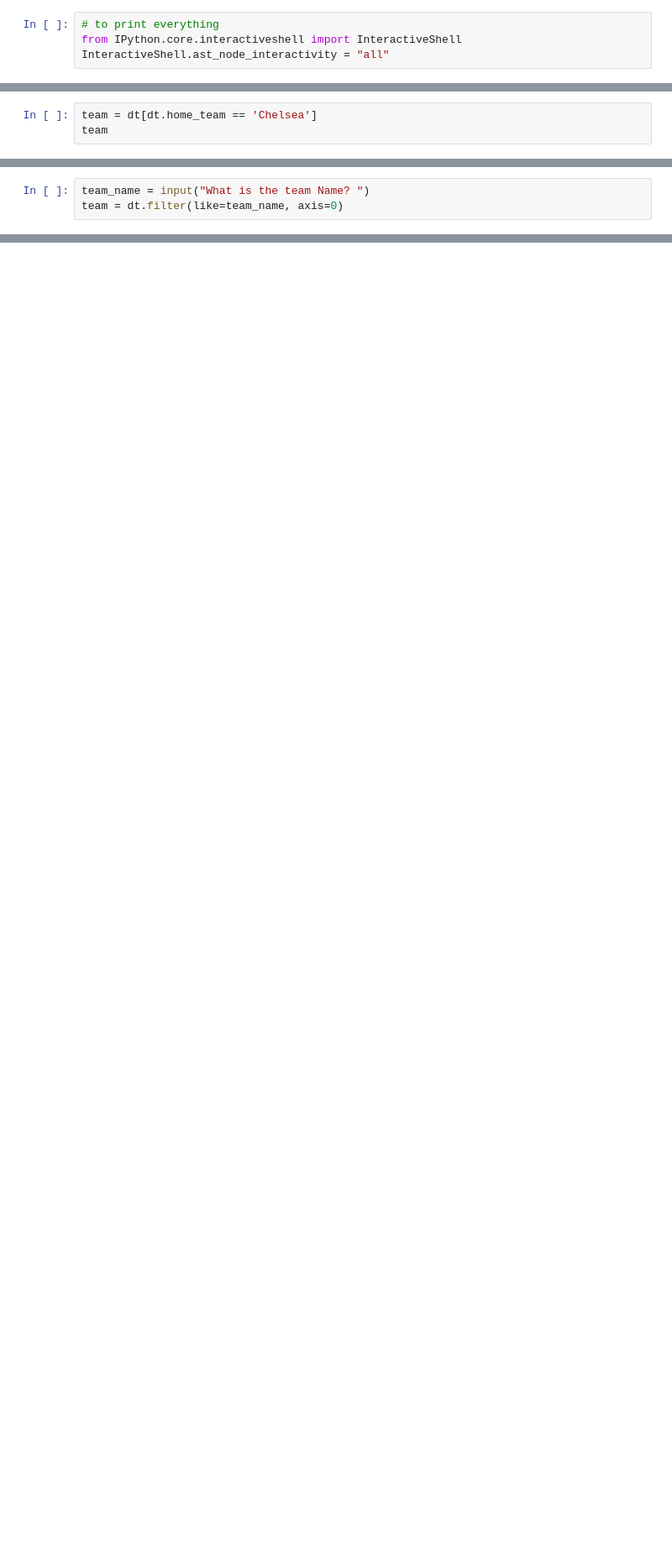
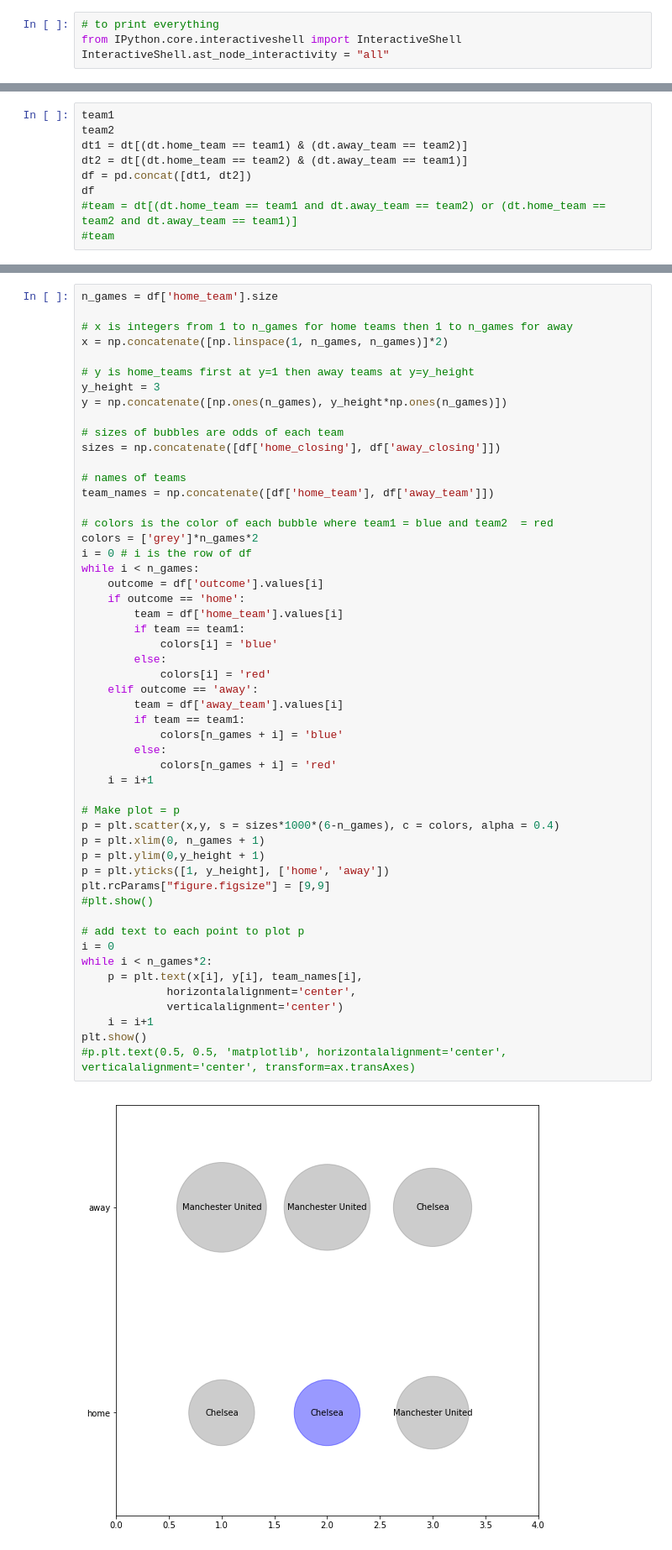
Before and after one commit to jamu0075/Big-Data---Betting-Project, a Jupyter notebook: History_of_teams.ipynb, the cells around one changed output, grey strips where cells are left out. Shown: that part at 84% size. Cells and saved outputs as stored; diff of their text form; blank space fills up the shorter version.

Commit message:
Drop down boxes and graph of two teams

```diff
--- a/History_of_teams.ipynb
+++ b/History_of_teams.ipynb
@@ -11,3 +32,0 @@ dt = pd.read_csv('bet365_outcome_features.csv')
-# %%
-team = dt[dt.home_team == 'Chelsea']
-team
@@ -33,3 +32,0 @@ team
-# %%
-team_name = input("What is the team Name? ")
-team = dt.filter(like=team_name, axis=0)
@@ -41,0 +69,9 @@ KeyboardInterrupt:
+# %%
+team1
+team2
+dt1 = dt[(dt.home_team == team1) & (dt.away_team == team2)]
+dt2 = dt[(dt.home_team == team2) & (dt.away_team == team1)]
+df = pd.concat([dt1, dt2])
+df
+#team = dt[(dt.home_team == team1 and dt.away_team == team2) or (dt.home_team == team2 and dt.away_team == team1)]
+#team
@@ -41,0 +86,54 @@ KeyboardInterrupt:
+# %%
+n_games = df['home_team'].size
+
+# x is integers from 1 to n_games for home teams then 1 to n_games for away
+x = np.concatenate([np.linspace(1, n_games, n_games)]*2)
+
+# y is home_teams first at y=1 then away teams at y=y_height
+y_height = 3
+y = np.concatenate([np.ones(n_games), y_height*np.ones(n_games)])
+
+# sizes of bubbles are odds of each team
+sizes = np.concatenate([df['home_closing'], df['away_closing']])
+
+# names of teams
+team_names = np.concatenate([df['home_team'], df['away_team']])
+
+# colors is the color of each bubble where team1 = blue and team2  = red
+colors = ['grey']*n_games*2
+i = 0 # i is the row of df
+while i < n_games:
+    outcome = df['outcome'].values[i]
+    if outcome == 'home':
+        team = df['home_team'].values[i]
+        if team == team1:
+            colors[i] = 'blue'
+        else:
+            colors[i] = 'red'
+    elif outcome == 'away':
+        team = df['away_team'].values[i]
+        if team == team1:
+            colors[n_games + i] = 'blue'
+        else:
+            colors[n_games + i] = 'red'
+    i = i+1
+
+# Make plot = p
+p = plt.scatter(x,y, s = sizes*1000*(6-n_games), c = colors, alpha = 0.4)
+p = plt.xlim(0, n_games + 1)
+p = plt.ylim(0,y_height + 1)
+p = plt.yticks([1, y_height], ['home', 'away'])
+plt.rcParams["figure.figsize"] = [9,9]
+#plt.show()
+
+# add text to each point to plot p
+i = 0
+while i < n_games*2:
+    p = plt.text(x[i], y[i], team_names[i],
+             horizontalalignment='center',
+             verticalalignment='center')
+    i = i+1
+plt.show()
+#p.plt.text(0.5, 0.5, 'matplotlib', horizontalalignment='center', verticalalignment='center', transform=ax.transAxes)
+# %% [output]
+[figure, added]
```
Also changed, not shown: parts of 7 cells of this notebook.
